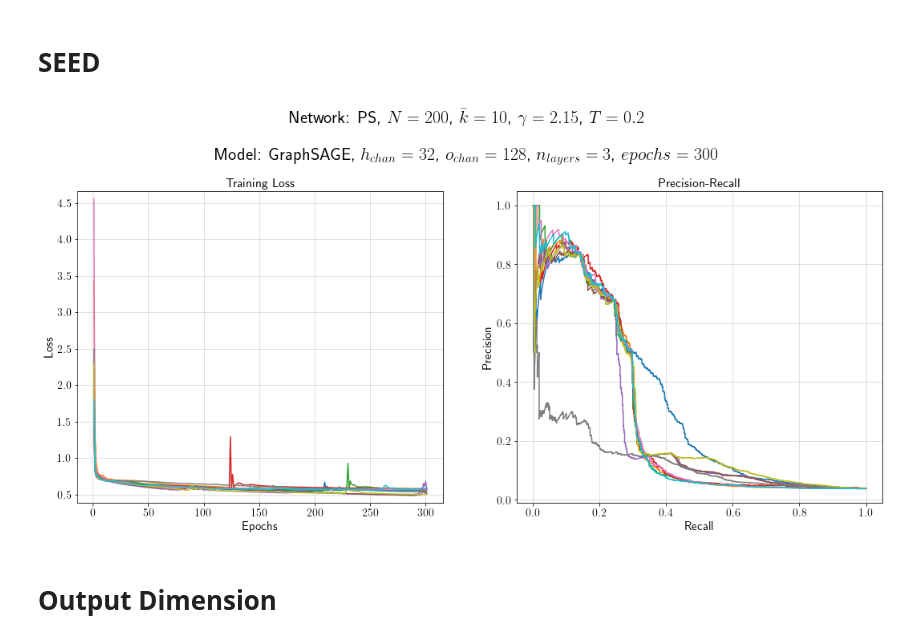
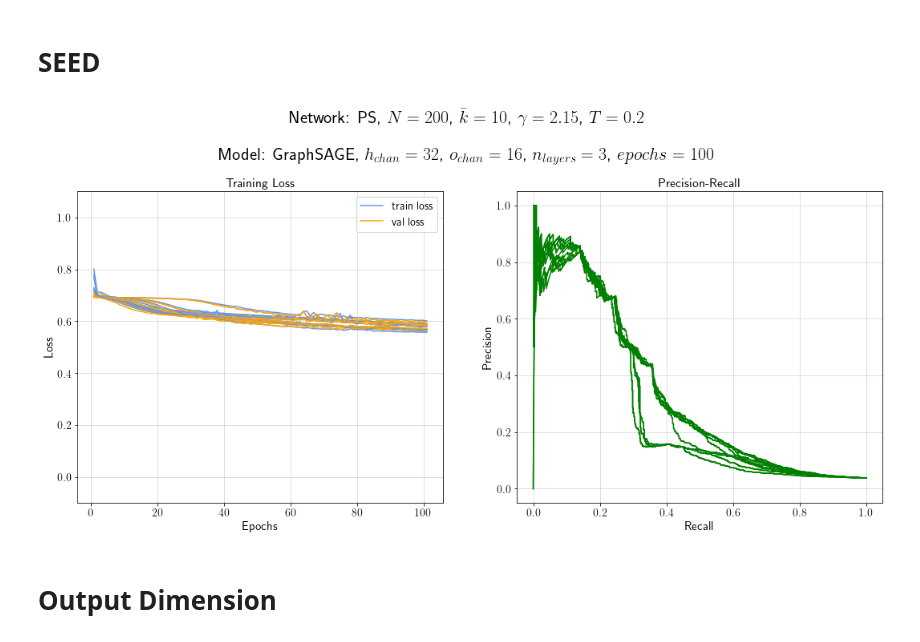
Before and after one commit to martinfama/LPGNN, a Jupyter notebook: GNN_losses.ipynb, the cells around one changed output. Drawn from its saved outputs; the diff is of its cells as text; code cells hidden in the pictures.

Commit message:
New avances

```diff
--- a/GNN_losses.ipynb
+++ b/GNN_losses.ipynb
@@ -156,9 +156,9 @@ PR_LaBNE = LPGNN.network_analysis.precision_recall_snapshots(snapshot_t0=G_train
 # %%
 ## Model parameters
 hidden_channels = 32
-out_channels = 128
+out_channels = 16
 num_layers = 3
-epochs = 301
+epochs = 101
 
 model_outputs = []
 PR = []
@@ -198,42 +198,47 @@ ax[0].grid(alpha=0.5)
 ax[1].grid(alpha=0.5)
 ax[0].set_xlabel(r'Epochs', fontsize=15)
 ax[1].set_xlabel(r'Recall', fontsize=15)
 ax[0].set_ylabel(r'Loss', fontsize=15)
 ax[1].set_ylabel(r'Precision', fontsize=15)
 ax[0].tick_params(axis='both', which='major', labelsize=14)
 ax[1].tick_params(axis='both', which='major', labelsize=14)
 
 fig.suptitle(fr'Network: PS, $N={N}$, $\bar{{k}}={avg_k}$, $\gamma={gamma}$, $T={Temp}$' +
                '\n\n' +
              fr'Model: GraphSAGE, $h_{{chan}} = {hidden_channels}$, $o_{{chan}} = {out_channels}$, $n_{{layers}} = {num_layers}$, $epochs = {epochs-1}$',
             fontsize=22)
 plt.subplots_adjust(top=0.8)
 
-#included_seeds = [1, 2, 3, 6, len(model_outputs)]
-included_seeds = [len(model_outputs)]
+included_seeds = [1, 2, 3, 6, len(model_outputs)]
+#included_seeds = [len(model_outputs)]
 min_loss = np.min([model_outputs[i]['train loss'] for i in range(len(model_outputs))])
 max_loss = np.max([model_outputs[i]['train loss'] for i in range(len(model_outputs))])
 ax[0].set_ylim(min_loss.detach().numpy()-0.1, max_loss.detach().numpy()+0.1)
 for i_s in included_seeds:
   # ax[0].cla()
   # ax[1].cla()
   for artist in ax[0].lines:
     artist.remove()
   for artist in ax[1].lines:
     artist.remove()
   ax[0].set_prop_cycle(None)
   ax[1].set_prop_cycle(None)
   for i in range(i_s):
-      ax[0].plot(model_outputs[i]['epochs'], model_outputs[i]['train loss'], label='train loss')
-      #ax[0].plot(model_outputs[i]['epochs'], model_outputs[i]['val loss'], c=p[-1].get_color(), linestyle='dashed', label='val loss')
-      ax[1].plot(PR[i][0], PR[i][1], label='PR')
+      ax[0].plot(model_outputs[i]['epochs'], model_outputs[i]['train loss'], c='cornflowerblue', label='train loss' if i == 0 else '_nolegend_')
+      # ax[0].plot(model_outputs[i]['epochs'], model_outputs[i]['val loss'], c=p[-1].get_color(), linestyle='dashed', label='val loss')
+      ax[0].plot(model_outputs[i]['epochs'], model_outputs[i]['val loss'], c='orange', label='val loss' if i == 0 else '_nolegend_')
+      ax[1].plot(PR[i][0], PR[i][1], c='green', label='PR')
       #ax.plot(SAGE_output['epochs'], SAGE_output['val loss'], label='val loss')
-
+  ax[0].set_ylim(-0.1, 1.1)
+  ax[1].set_ylim(-0.1, 1.1)
+  #ax[0].set_xlim(-10, 50)
+  if i == 0:
+    ax[0].legend(loc='upper right', fontsize=14)
   # Include PS information and model information in savename
-  # fig.savefig('../LPGNN/figs/Avance/Loss_PR/Seeds_' + str(i_s) + '_Loss_PR_' + 'PS_' + str(N) + '_' + str(avg_k) + '_' + str(gamma) + '_' + str(Temp) + '_GraphSAGE_' + str(hidden_channels) + '_' + str(out_channels) + '_' + str(num_layers) + '_' + str(epochs) + '.pdf', bbox_inches='tight')
-  # fig.savefig('../LPGNN/figs/Avance/Loss_PR/Seeds_' + str(i_s) + '_Loss_PR_' + 'PS_' + str(N) + '_' + str(avg_k) + '_' + str(gamma) + '_' + str(Temp) + '_GraphSAGE_' + str(hidden_channels) + '_' + str(out_channels) + '_' + str(num_layers) + '_' + str(epochs) + '.png', bbox_inches='tight')
+  fig.savefig('../LPGNN/figs/Avance/Loss_PR/NoColor/Seeds_' + str(i_s) + '_Loss_PR_' + 'PS_' + str(N) + '_' + str(avg_k) + '_' + str(gamma) + '_' + str(Temp) + '_GraphSAGE_' + str(hidden_channels) + '_' + str(out_channels) + '_' + str(num_layers) + '_' + str(epochs) + '.pdf', bbox_inches='tight')
+  fig.savefig('../LPGNN/figs/Avance/Loss_PR/NoColor/Seeds_' + str(i_s) + '_Loss_PR_' + 'PS_' + str(N) + '_' + str(avg_k) + '_' + str(gamma) + '_' + str(Temp) + '_GraphSAGE_' + str(hidden_channels) + '_' + str(out_channels) + '_' + str(num_layers) + '_' + str(epochs) + '.png', bbox_inches='tight')
 # %% [output]
-[figure, old version]
+[figure, new version]
 # %% [markdown]
 # Output Dimension
 # %%
```
Also changed, not shown: parts of 17 cells of this notebook, 41 other files.
